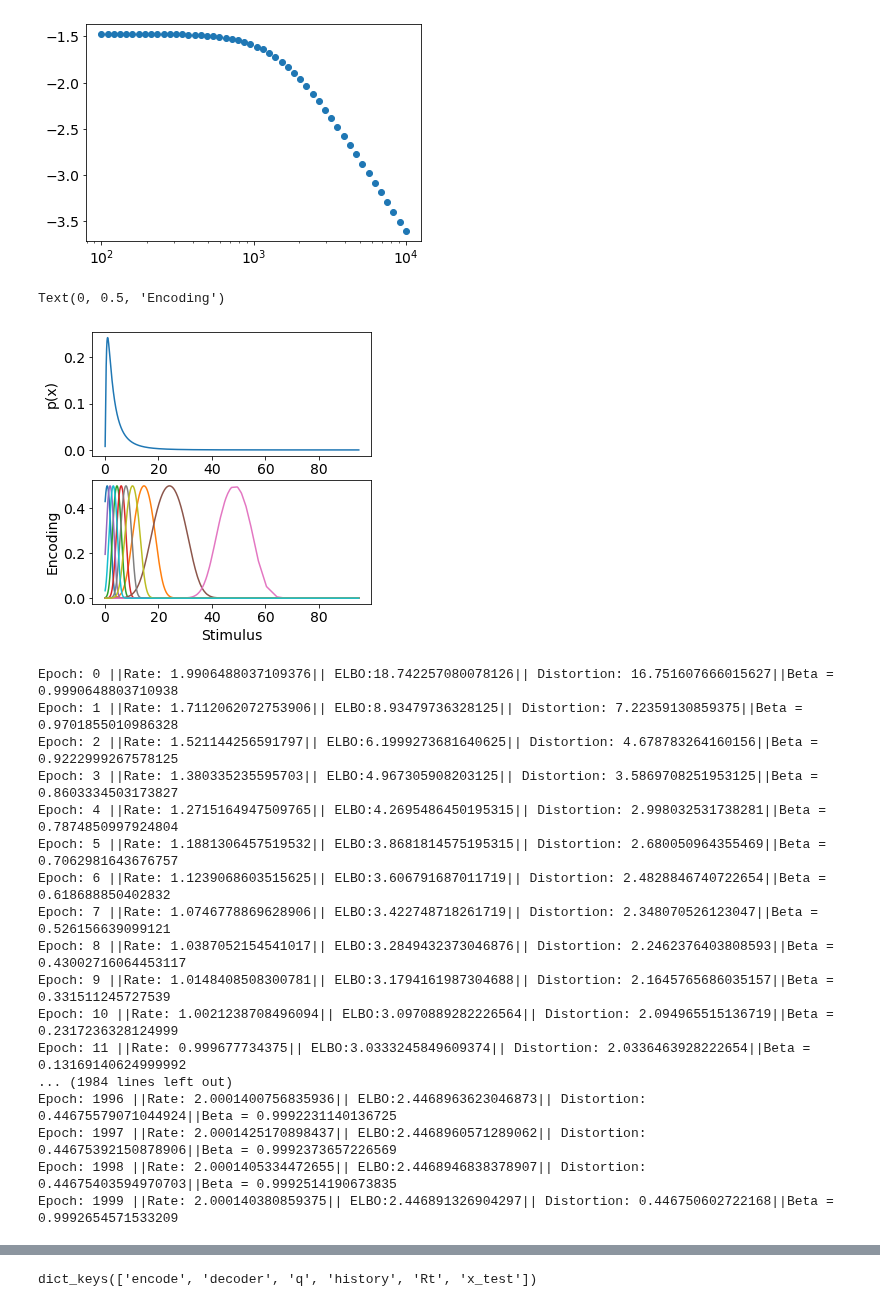
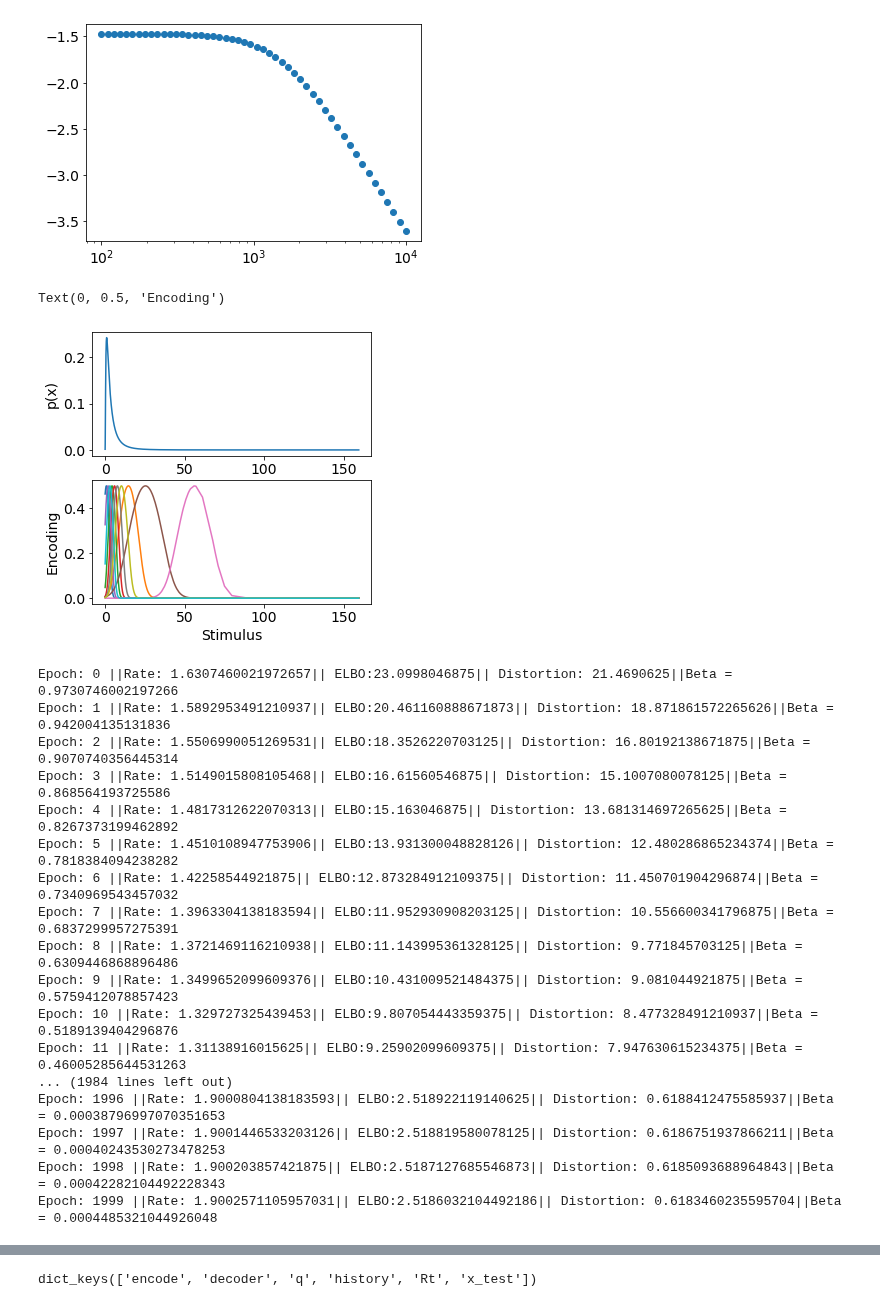
Before and after one commit to simonebmalerba/neural_VAE, a Jupyter notebook: beta_ising.ipynb, the cells around one changed output, grey strips where cells are left out. Drawn from its saved outputs; the diff is of its cells as text; code cells hidden in the pictures.

Commit message:
Nan-limit for rate

```diff
--- a/beta_ising.ipynb
+++ b/beta_ising.ipynb
@@ -91,59 +93,50 @@ x_fine = torch.linspace(x_min,x_max,1000)[:,None]
 [figure]
 # %%
 #Initialize model parameters
-enc = BernoulliEncoder(N,x_min-1,x_max+1,x_sorted)
-#with torch.no_grad():
-#    enc.cs += np.sqrt(0.)*torch.randn(N)
-cs_sorted,indices = enc.cs.sort(dim=1)
-indices = torch.squeeze(indices)
-idr = np.argsort(indices)
-deltac = torch.diff(cs_sorted)
-deltac = torch.cat((deltac[0,:],deltac[:,-1]))
+enc = BernoulliEncoder(N,x_min-1,x_max+1,x_sorted,w=2)
 #enc.cs = torch.nn.Parameter(torch.Tensor(np.linspace(x_min,x_max,num=N))[None,:])
-#enc.As = torch.nn.Parameter(5*torch.ones(N)[None,:])
-enc.log_sigmas = torch.nn.Parameter(torch.log(torch.ones(N)*torch.sqrt(deltac))[None,idr])
 q = rate_ising(N)
 #q = rate_vampBernoulli(K,x_fine)
 #x_k = x_fine[random.sample(range(1000),K)]
 #q.x_k = torch.nn.Parameter(x_k)
 q.J.register_hook(lambda grad: grad.fill_diagonal_(0))
 dec = MLPDecoder2n(N,M)
 fig,axs = plt.subplots(2,1,figsize=(5,5))
 axs[0].plot(x_sorted,torch.exp(p_x.log_prob(x_sorted)).detach())
 axs[0].set_xlabel("Stimulus")
 axs[0].set_ylabel("p(x)")
 #axs[0].plot(h.bin_edges[0:-1],torch.log10(h.hist))
 #axs[0].set_xscale("log")
 axs[1].plot(x_sorted,torch.sigmoid(enc(x_sorted)).detach())
 axs[1].set_xlabel("Stimulus")
 axs[1].set_ylabel("Encoding")
 #axs[1].set_xscale("log")
 # %% [output]
 Text(0, 0.5, 'Encoding')
-[figure, old version]
+[figure, new version]
 # %%
 params =   list(enc.parameters()) + list(dec.parameters())  + list(q.parameters())
-opt = torch.optim.Adam(params,1e-3)
-Rt = 2.
+opt = torch.optim.Adam(params,1e-4)
+Rt = 1.9
 history = train_Rt(enc,dec,q,x_data,opt,Rt,N_EPOCHS = 2000,lr_b = 0.1)
 # %% [output]
-Epoch: 0 ||Rate: 1.9906488037109376|| ELBO:18.742257080078126|| Distortion: 16.751607666015627||Beta = 0.9990648803710938
-Epoch: 1 ||Rate: 1.7112062072753906|| ELBO:8.93479736328125|| Distortion: 7.22359130859375||Beta = 0.9701855010986328
-Epoch: 2 ||Rate: 1.521144256591797|| ELBO:6.1999273681640625|| Distortion: 4.678783264160156||Beta = 0.9222999267578125
-Epoch: 3 ||Rate: 1.380335235595703|| ELBO:4.967305908203125|| Distortion: 3.5869708251953125||Beta = 0.8603334503173827
-Epoch: 4 ||Rate: 1.2715164947509765|| ELBO:4.2695486450195315|| Distortion: 2.998032531738281||Beta = 0.7874850997924804
-Epoch: 5 ||Rate: 1.1881306457519532|| ELBO:3.8681814575195315|| Distortion: 2.680050964355469||Beta = 0.7062981643676757
-Epoch: 6 ||Rate: 1.1239068603515625|| ELBO:3.606791687011719|| Distortion: 2.4828846740722654||Beta = 0.618688850402832
-Epoch: 7 ||Rate: 1.0746778869628906|| ELBO:3.422748718261719|| Distortion: 2.348070526123047||Beta = 0.526156639099121
-Epoch: 8 ||Rate: 1.0387052154541017|| ELBO:3.2849432373046876|| Distortion: 2.2462376403808593||Beta = 0.43002716064453117
-Epoch: 9 ||Rate: 1.0148408508300781|| ELBO:3.1794161987304688|| Distortion: 2.1645765686035157||Beta = 0.331511245727539
-Epoch: 10 ||Rate: 1.0021238708496094|| ELBO:3.0970889282226564|| Distortion: 2.094965515136719||Beta = 0.2317236328124999
-Epoch: 11 ||Rate: 0.999677734375|| ELBO:3.0333245849609374|| Distortion: 2.0336463928222654||Beta = 0.13169140624999992
+Epoch: 0 ||Rate: 1.6307460021972657|| ELBO:23.0998046875|| Distortion: 21.4690625||Beta = 0.9730746002197266
+Epoch: 1 ||Rate: 1.5892953491210937|| ELBO:20.461160888671873|| Distortion: 18.871861572265626||Beta = 0.942004135131836
+Epoch: 2 ||Rate: 1.5506990051269531|| ELBO:18.3526220703125|| Distortion: 16.80192138671875||Beta = 0.9070740356445314
+Epoch: 3 ||Rate: 1.5149015808105468|| ELBO:16.61560546875|| Distortion: 15.1007080078125||Beta = 0.868564193725586
+Epoch: 4 ||Rate: 1.4817312622070313|| ELBO:15.163046875|| Distortion: 13.681314697265625||Beta = 0.8267373199462892
+Epoch: 5 ||Rate: 1.4510108947753906|| ELBO:13.931300048828126|| Distortion: 12.480286865234374||Beta = 0.7818384094238282
+Epoch: 6 ||Rate: 1.42258544921875|| ELBO:12.873284912109375|| Distortion: 11.450701904296874||Beta = 0.7340969543457032
+Epoch: 7 ||Rate: 1.3963304138183594|| ELBO:11.952930908203125|| Distortion: 10.556600341796875||Beta = 0.6837299957275391
+Epoch: 8 ||Rate: 1.3721469116210938|| ELBO:11.143995361328125|| Distortion: 9.771845703125||Beta = 0.6309446868896486
+Epoch: 9 ||Rate: 1.3499652099609376|| ELBO:10.431009521484375|| Distortion: 9.081044921875||Beta = 0.5759412078857423
+Epoch: 10 ||Rate: 1.329727325439453|| ELBO:9.807054443359375|| Distortion: 8.477328491210937||Beta = 0.5189139404296876
+Epoch: 11 ||Rate: 1.31138916015625|| ELBO:9.25902099609375|| Distortion: 7.947630615234375||Beta = 0.46005285644531263
 ... (1984 lines left out)
-Epoch: 1996 ||Rate: 2.0001400756835936|| ELBO:2.4468963623046873|| Distortion: 0.44675579071044924||Beta = 0.9992231140136725
-Epoch: 1997 ||Rate: 2.0001425170898437|| ELBO:2.4468960571289062|| Distortion: 0.44675392150878906||Beta = 0.9992373657226569
-Epoch: 1998 ||Rate: 2.0001405334472655|| ELBO:2.4468946838378907|| Distortion: 0.44675403594970703||Beta = 0.9992514190673835
-Epoch: 1999 ||Rate: 2.000140380859375|| ELBO:2.446891326904297|| Distortion: 0.446750602722168||Beta = 0.9992654571533209
+Epoch: 1996 ||Rate: 1.9000804138183593|| ELBO:2.518922119140625|| Distortion: 0.6188412475585937||Beta = 0.00038796997070351653
+Epoch: 1997 ||Rate: 1.9001446533203126|| ELBO:2.518819580078125|| Distortion: 0.6186751937866211||Beta = 0.00040243530273478253
+Epoch: 1998 ||Rate: 1.900203857421875|| ELBO:2.5187127685546873|| Distortion: 0.6185093688964843||Beta = 0.00042282104492228343
+Epoch: 1999 ||Rate: 1.9002571105957031|| ELBO:2.5186032104492186|| Distortion: 0.6183460235595704||Beta = 0.0004485321044926048
 # %%
 resume = { 'encode' :enc.state_dict(),
             'decoder' : dec.state_dict(),
```
Also changed, not shown: parts of 13 cells of this notebook, 3 other files.
